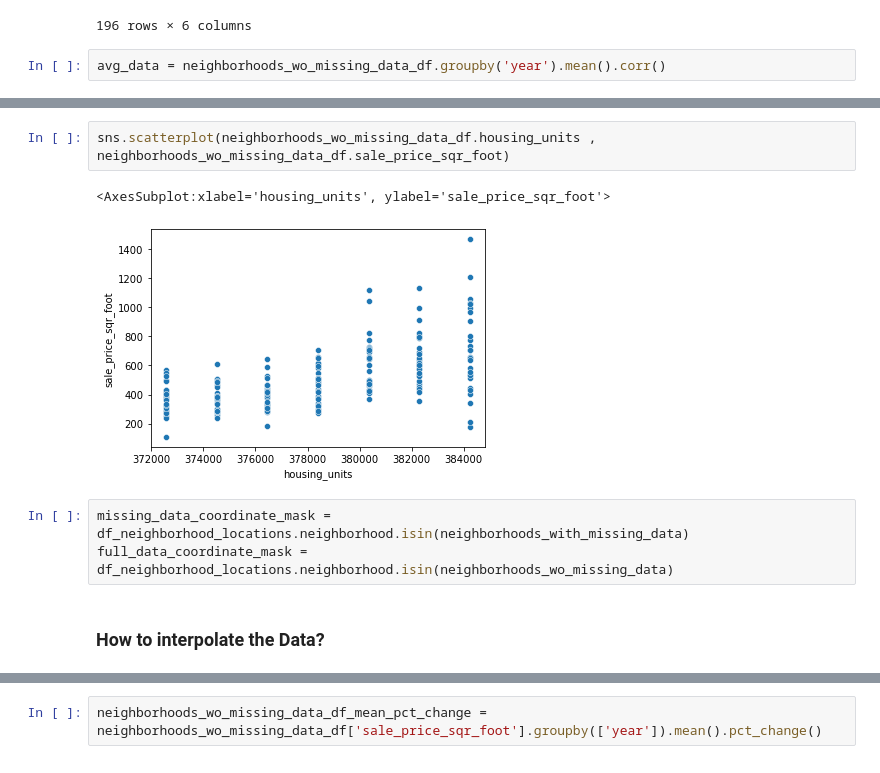
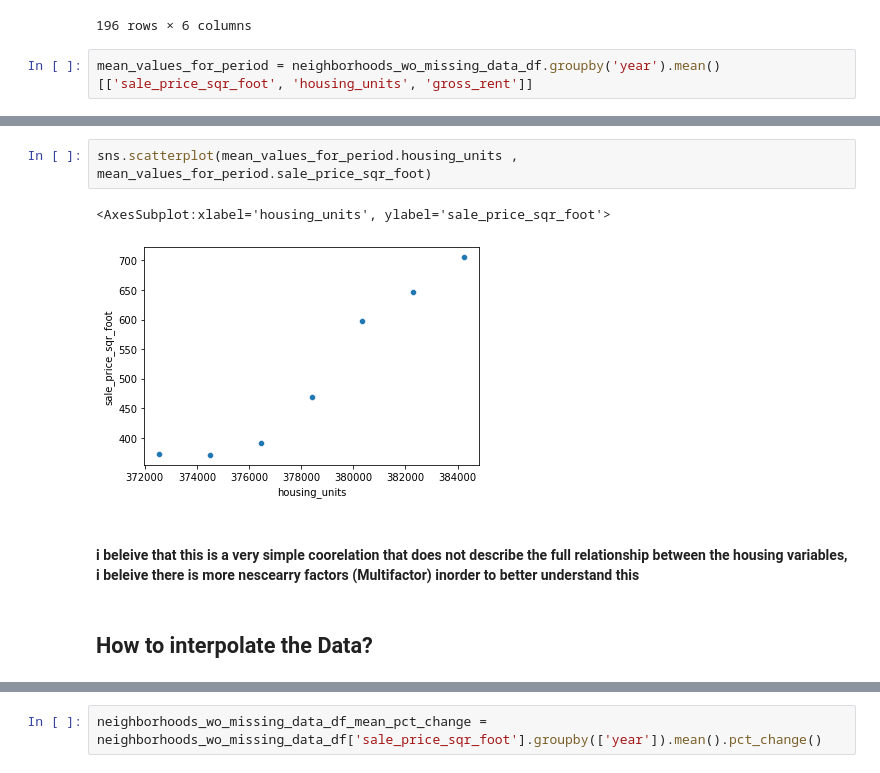
Before and after one commit to youssefabdelwahab/Californina-Housing-Market-Analysis-, a Jupyter notebook: rental_analysis.ipynb, the cells around one changed output, grey strips where cells are left out. Cells and saved outputs as stored; diff of their text form.

```diff
--- a/rental_analysis.ipynb
+++ b/rental_analysis.ipynb
@@ -214,4 +269,4 @@ neighborhoods_wo_missing_data_df
 | 2016-01-01 | Van Ness/ Civic Center | 552.602567 | 384242.0 | 4390.0 | 37.779510 | -122.42022 |
 196 rows × 6 columns
 # %%
-avg_data = neighborhoods_wo_missing_data_df.groupby('year').mean().corr()
+mean_values_for_period = neighborhoods_wo_missing_data_df.groupby('year').mean()[['sale_price_sqr_foot', 'housing_units', 'gross_rent']]
@@ -227,10 +287,9 @@ avg_data
 # %%
-sns.scatterplot(neighborhoods_wo_missing_data_df.housing_units , neighborhoods_wo_missing_data_df.sale_price_sqr_foot)
+sns.scatterplot(mean_values_for_period.housing_units , mean_values_for_period.sale_price_sqr_foot)
 # %% [output]
 <AxesSubplot:xlabel='housing_units', ylabel='sale_price_sqr_foot'>
-[figure, old version]
+[figure, new version]
-# %%
-missing_data_coordinate_mask = df_neighborhood_locations.neighborhood.isin(neighborhoods_with_missing_data)
-full_data_coordinate_mask = df_neighborhood_locations.neighborhood.isin(neighborhoods_wo_missing_data)
+# %% [markdown]
+#### i beleive that this is a very simple coorelation that does not describe the full relationship between the housing variables, i beleive there is more nescearry factors (Multifactor) inorder to better understand this
 # %% [markdown]
-### How to interpolate the Data?
+## How to interpolate the Data?
```
Also changed, not shown: parts of 53 cells of this notebook, 1 other file.
